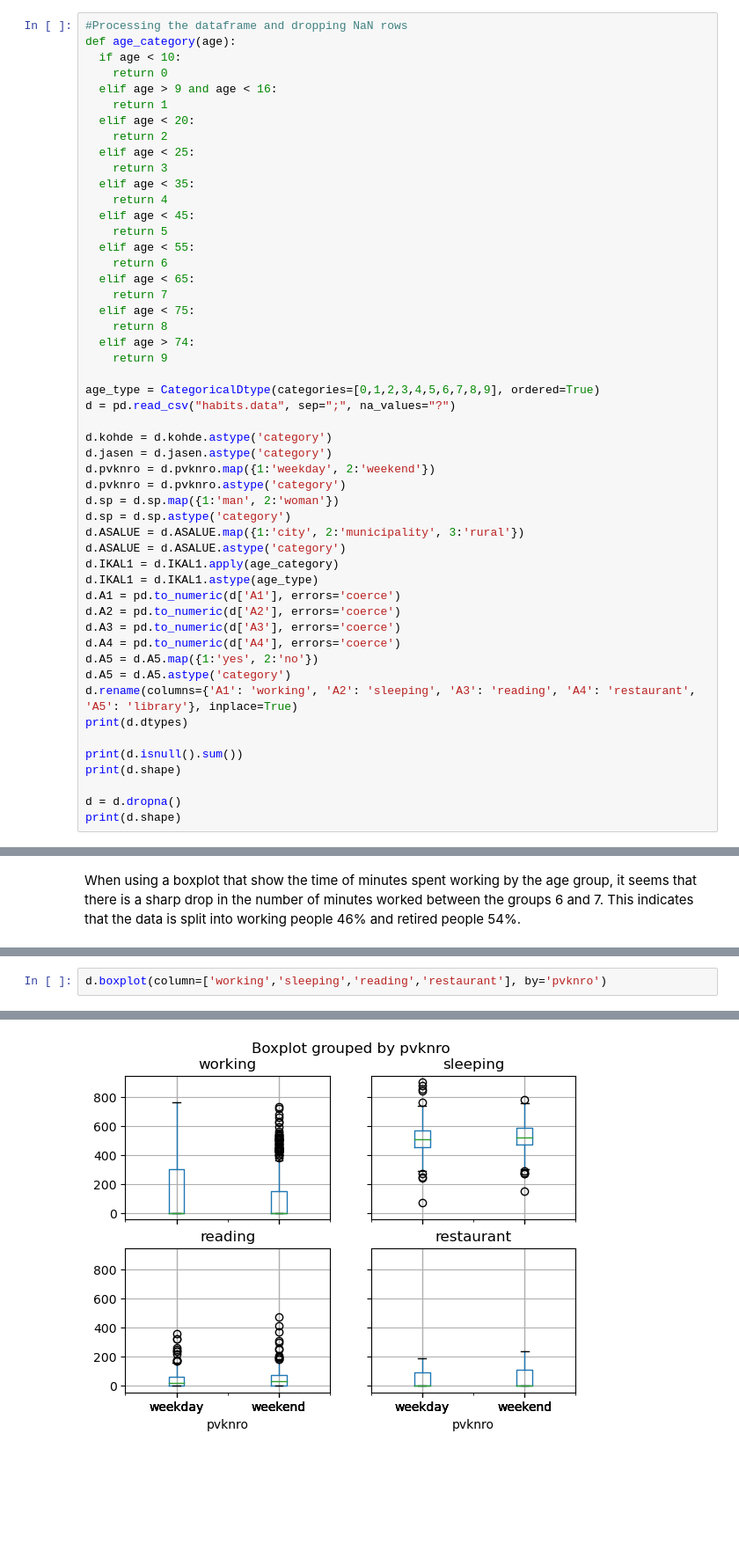
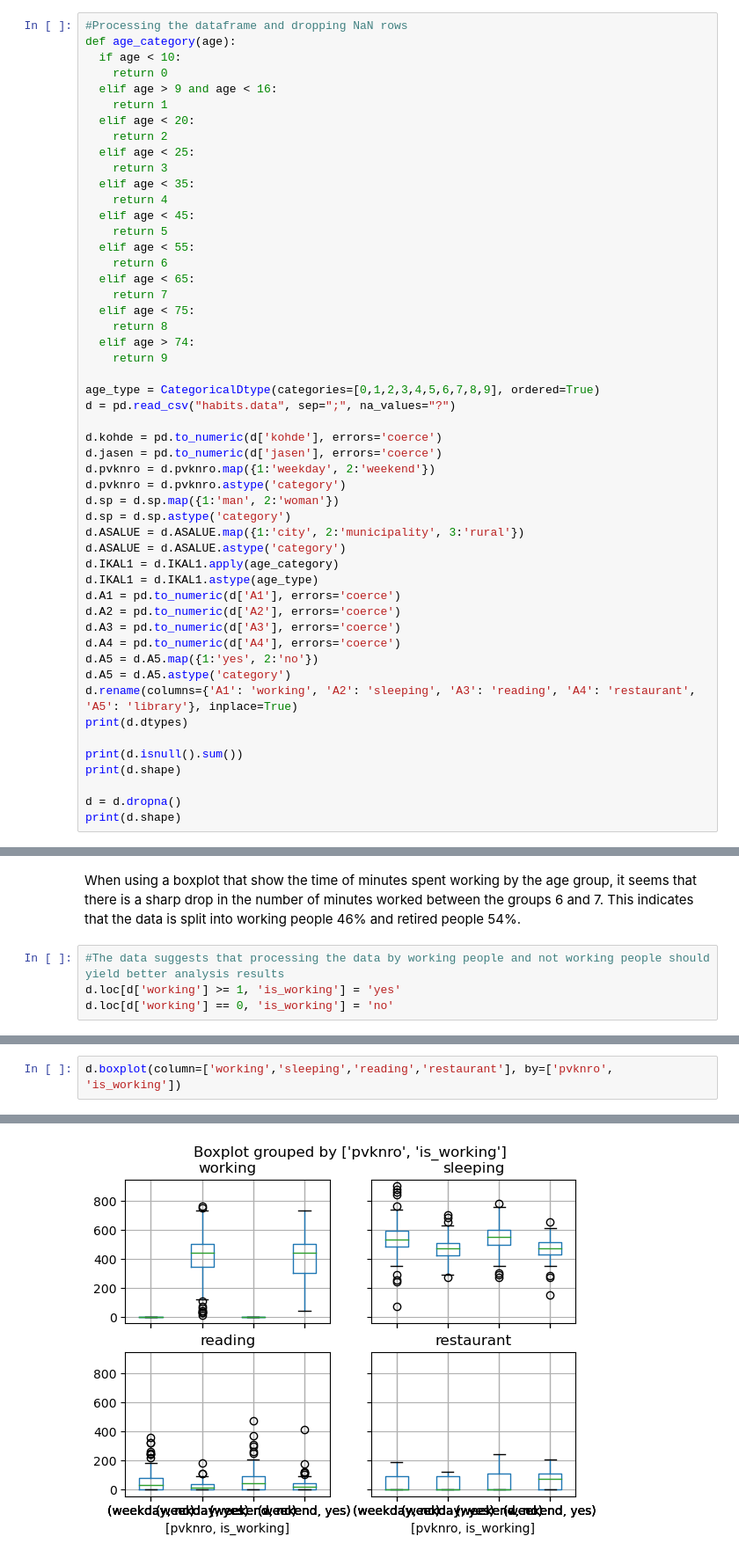
Before and after one commit to ATeerioja/Statistical-Data-Analysis, a Jupyter notebook: project/project2.ipynb, the cells around one changed output, grey strips where cells are left out. Shown: that part at 88% size. Saved outputs shown, nothing was run; the diff lists cells and outputs as text; blank space fills up the shorter version.

```diff
--- a/project/project2.ipynb
+++ b/project/project2.ipynb
@@ -33,8 +40,8 @@ def age_category(age):
 age_type = CategoricalDtype(categories=[0,1,2,3,4,5,6,7,8,9], ordered=True)
 d = pd.read_csv("habits.data", sep=";", na_values="?")
 
-d.kohde = d.kohde.astype('category')
-d.jasen = d.jasen.astype('category')
+d.kohde = pd.to_numeric(d['kohde'], errors='coerce')
+d.jasen = pd.to_numeric(d['jasen'], errors='coerce')
 d.pvknro = d.pvknro.map({1:'weekday', 2:'weekend'})
 d.pvknro = d.pvknro.astype('category')
 d.sp = d.sp.map({1:'man', 2:'woman'})
@@ -120,3 +127,7 @@ plt.show()
 # %% [markdown]
 When using a boxplot that show the time of minutes spent working by the age group, it seems that there is a sharp drop in the number of minutes worked
 between the groups 6 and 7. This indicates that the data is split into working people 46% and retired people 54%.
+# %%
+#The data suggests that processing the data by working people and not working people should yield better analysis results
+d.loc[d['working'] >= 1, 'is_working'] = 'yes'
+d.loc[d['working'] == 0, 'is_working'] = 'no'
@@ -153,3 +237,3 @@ When grouping with the living environment, there is a clear difference between d
 # %%
-d.boxplot(column=['working','sleeping','reading','restaurant'], by='pvknro')
+d.boxplot(column=['working','sleeping','reading','restaurant'], by=['pvknro', 'is_working'])
 # %% [output]
@@ -160,2 +244,2 @@ array([[<AxesSubplot: title={'center': 'working'}, xlabel='pvknro'>,
       dtype=object)
-[figure, old version]
+[figure, new version]
```
Also changed, not shown: parts of 21 cells of this notebook.
